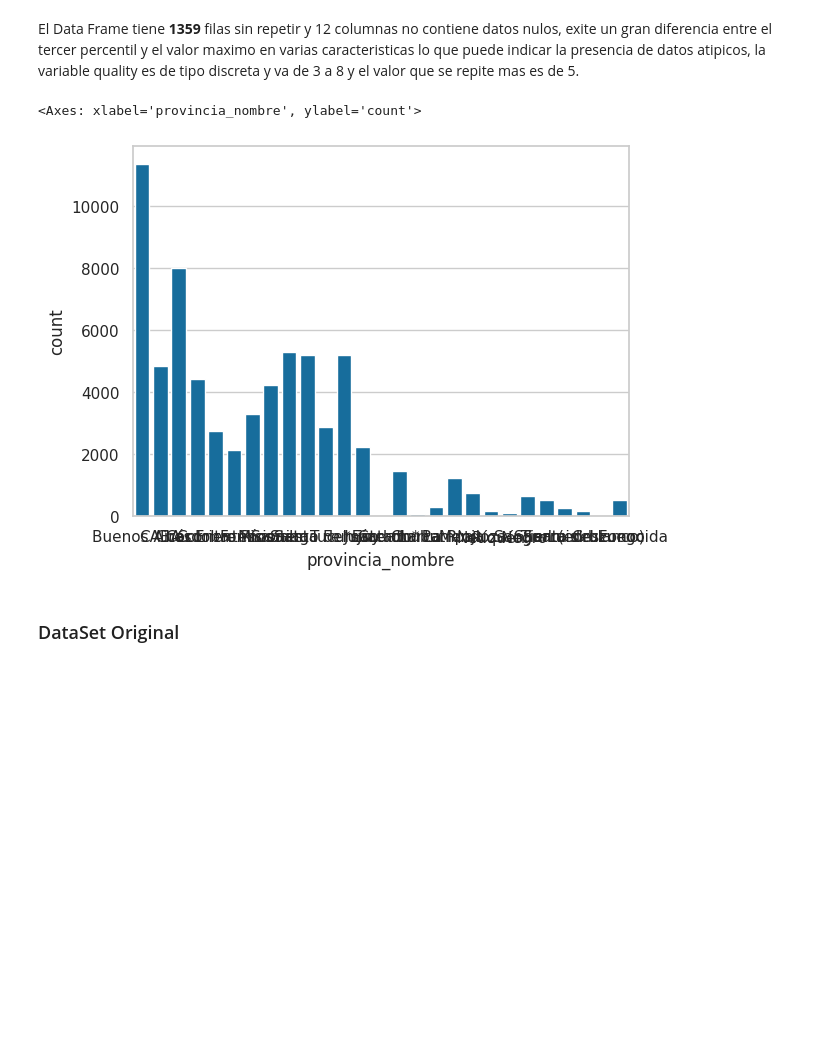
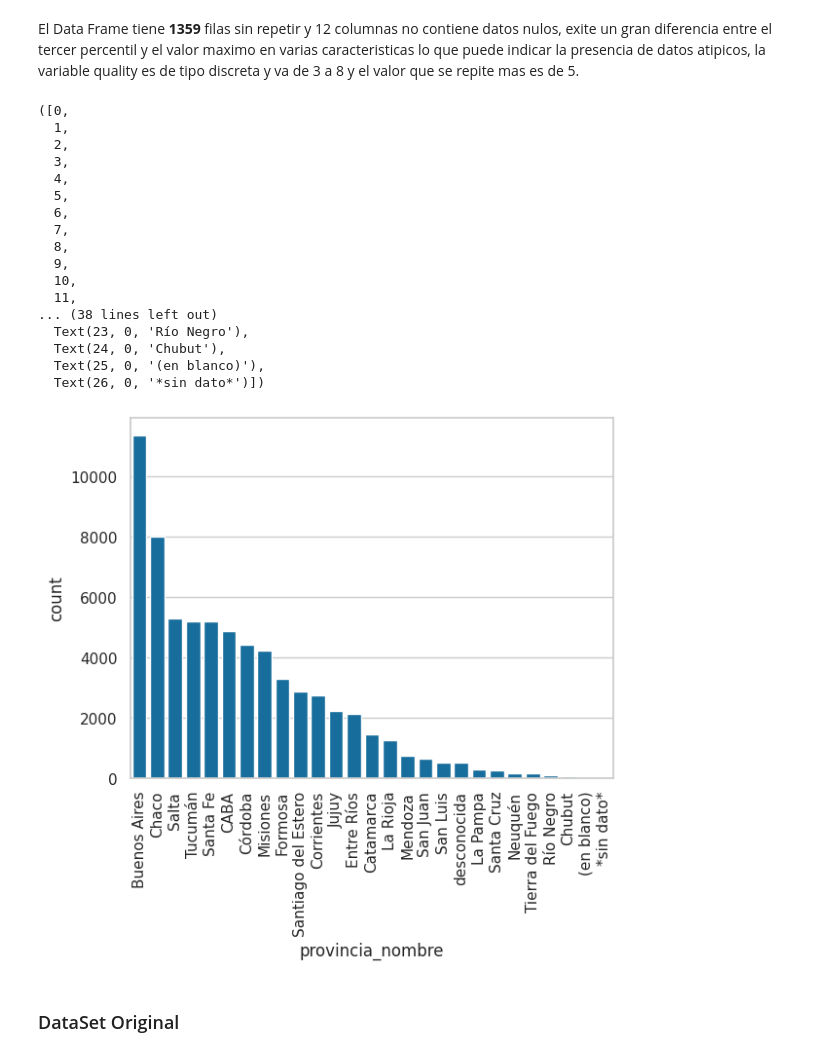
Before and after one commit to migue212852/SistemaSalud, a Jupyter notebook: Análisis_Casos_de_Dengue_en_Arg.ipynb, the cells around one changed output. Drawn from its saved outputs; the diff is of its cells as text; code cells hidden in the pictures; blank space fills up the shorter version.

```diff
--- a/Análisis_Casos_de_Dengue_en_Arg.ipynb
+++ b/Análisis_Casos_de_Dengue_en_Arg.ipynb
@@ -254,10 +254,27 @@ El Data Frame tiene **1359** filas sin repetir y 12 columnas no contiene datos n
 # %%
 sns.set(style="whitegrid", palette="colorblind")
 
-sns.countplot(data=df, x='provincia_nombre')
+sns.countplot(data=df, x='provincia_nombre', order=df['provincia_nombre'].value_counts().index)
+plt.xticks(rotation=90)
 # %% [output]
-<Axes: xlabel='provincia_nombre', ylabel='count'>
+([0,
+  1,
+  2,
+  3,
+  4,
+  5,
+  6,
+  7,
+  8,
+  9,
+  10,
+  11,
+... (38 lines left out)
+  Text(23, 0, 'Río Negro'),
+  Text(24, 0, 'Chubut'),
+  Text(25, 0, '(en blanco)'),
+  Text(26, 0, '*sin dato*')])
-[figure, old version]
+[figure, new version]
 # %% [markdown]
 ### DataSet Original
 # %% [markdown]
```
